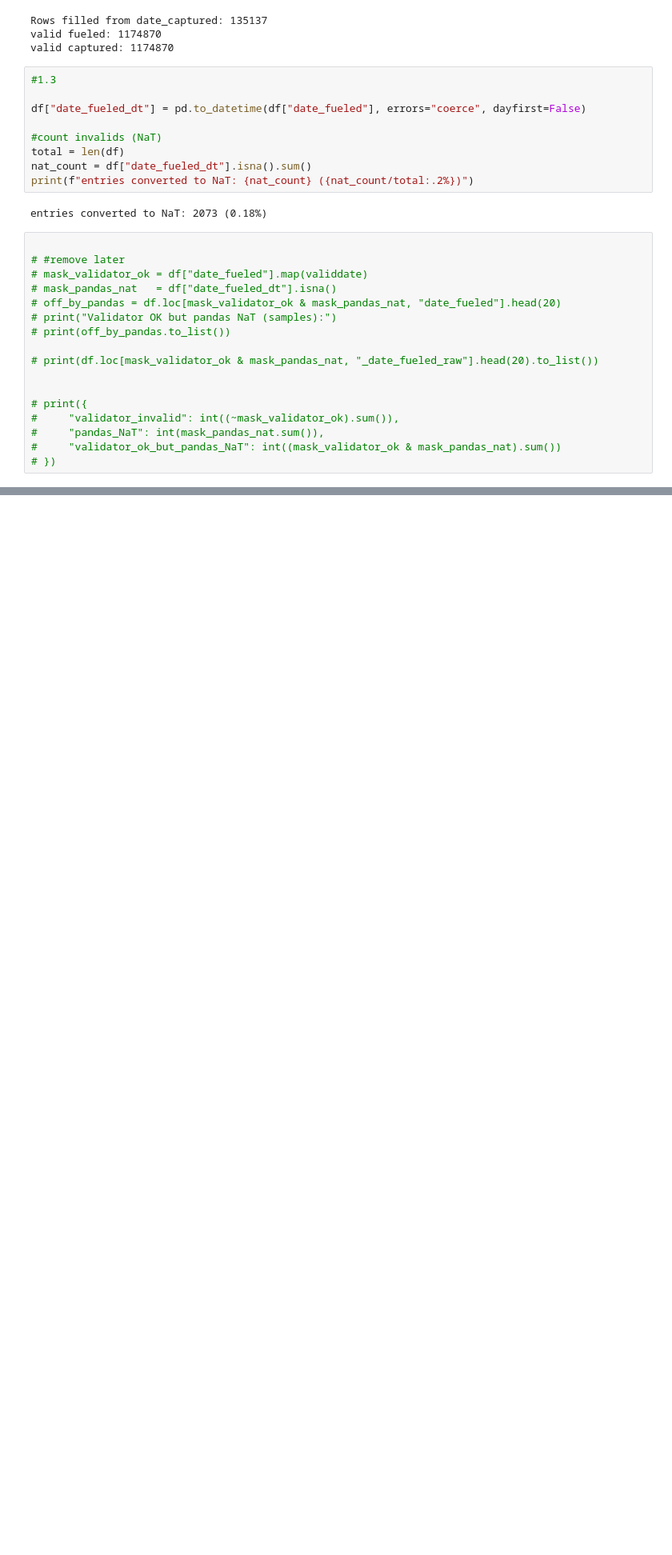
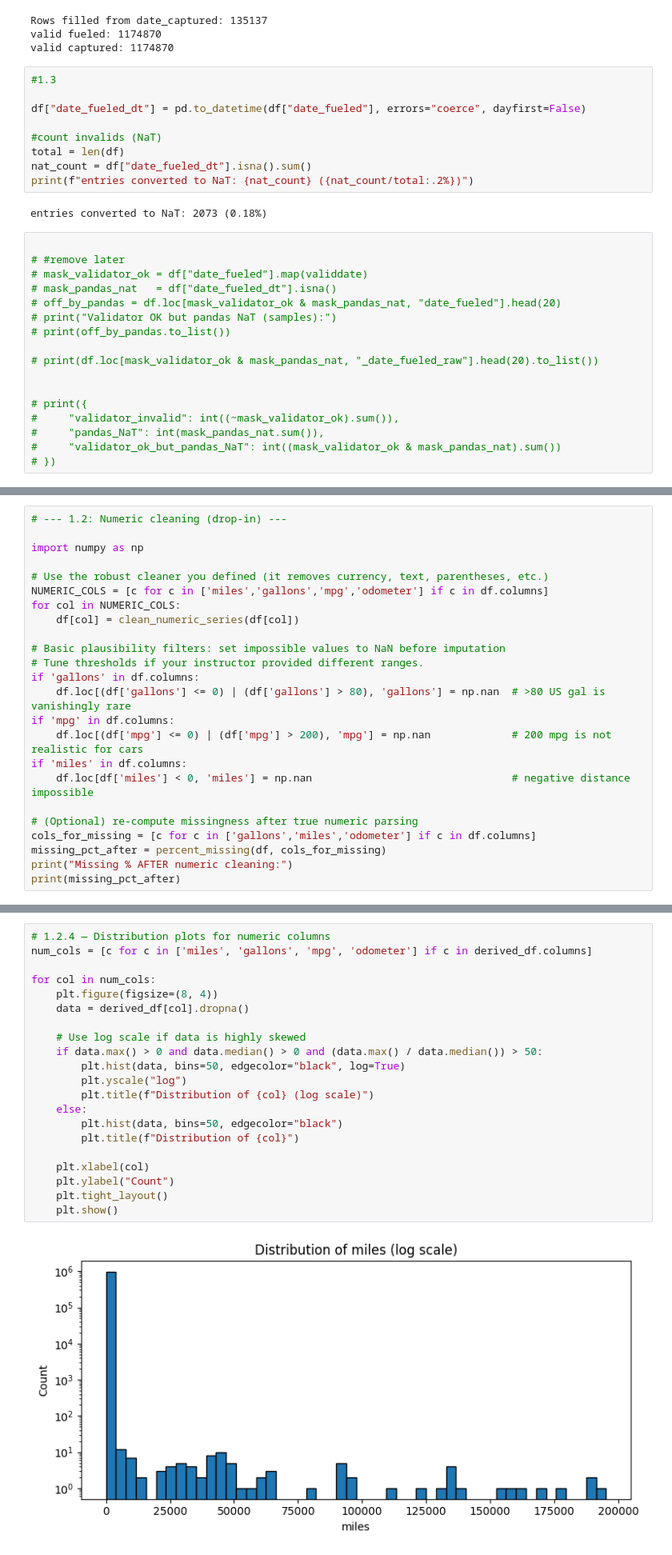
Before and after one commit to WitsPram/IDVE-assignment, a Jupyter notebook: cleaning.ipynb, the cells around one changed output, grey strips where cells are left out. Shown at 80% size. Saved outputs shown, nothing was run; the diff lists cells and outputs as text; blank space fills up the shorter version.

Commit message:
Numerical Cleaning

```diff
--- a/cleaning.ipynb
+++ b/cleaning.ipynb
@@ -185,0 +216,24 @@ Most common month number: 3 (1=Jan, 12=Dec)
+# %%
+# --- 1.2: Numeric cleaning (drop-in) ---
+
+import numpy as np
+
+# Use the robust cleaner you defined (it removes currency, text, parentheses, etc.)
+NUMERIC_COLS = [c for c in ['miles','gallons','mpg','odometer'] if c in df.columns]
+for col in NUMERIC_COLS:
+    df[col] = clean_numeric_series(df[col])
+
+# Basic plausibility filters: set impossible values to NaN before imputation
+# Tune thresholds if your instructor provided different ranges.
+if 'gallons' in df.columns:
+    df.loc[(df['gallons'] <= 0) | (df['gallons'] > 80), 'gallons'] = np.nan  # >80 US gal is vanishingly rare
+if 'mpg' in df.columns:
+    df.loc[(df['mpg'] <= 0) | (df['mpg'] > 200), 'mpg'] = np.nan             # 200 mpg is not realistic for cars
+if 'miles' in df.columns:
+    df.loc[df['miles'] < 0, 'miles'] = np.nan                                # negative distance impossible
+
+# (Optional) re-compute missingness after true numeric parsing
+cols_for_missing = [c for c in ['gallons','miles','odometer'] if c in df.columns]
+missing_pct_after = percent_missing(df, cols_for_missing)
+print("Missing % AFTER numeric cleaning:")
+print(missing_pct_after)
@@ -185,0 +363,23 @@ Most common month number: 3 (1=Jan, 12=Dec)
+# %%
+# 1.2.4 — Distribution plots for numeric columns
+num_cols = [c for c in ['miles', 'gallons', 'mpg', 'odometer'] if c in derived_df.columns]
+
+for col in num_cols:
+    plt.figure(figsize=(8, 4))
+    data = derived_df[col].dropna()
+
+    # Use log scale if data is highly skewed
+    if data.max() > 0 and data.median() > 0 and (data.max() / data.median()) > 50:
+        plt.hist(data, bins=50, edgecolor="black", log=True)
+        plt.yscale("log")
+        plt.title(f"Distribution of {col} (log scale)")
+    else:
+        plt.hist(data, bins=50, edgecolor="black")
+        plt.title(f"Distribution of {col}")
+
+    plt.xlabel(col)
+    plt.ylabel("Count")
+    plt.tight_layout()
+    plt.show()
+# %% [output]
+[figure, added]
```
Also changed, not shown: parts of 10 cells of this notebook.
